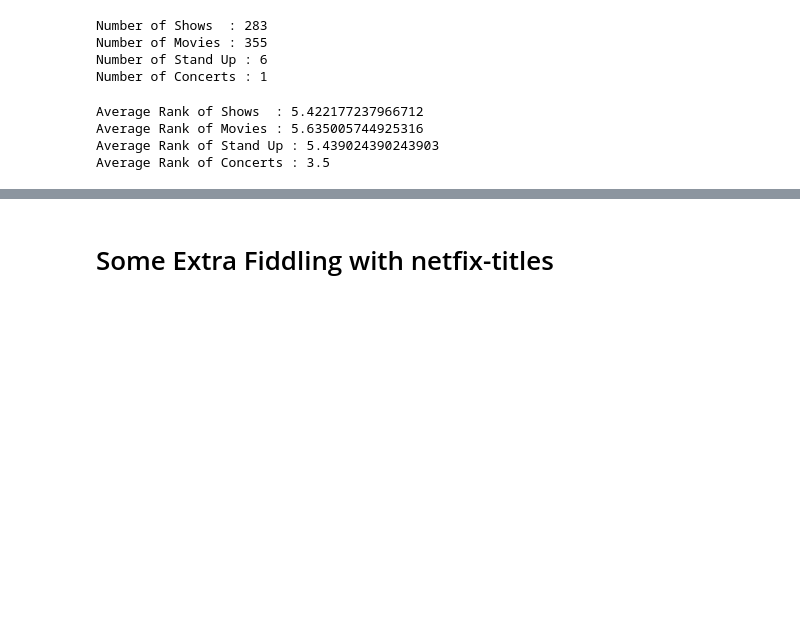
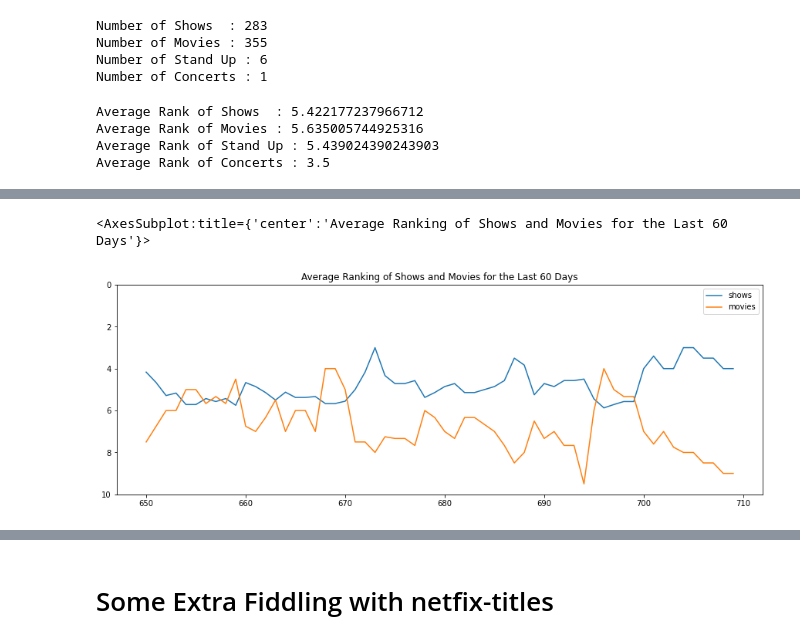
Before and after one commit to Costilrt/The-First-Project, a Jupyter notebook: netflix-project-matthew.ipynb, the cells around one changed output, grey strips where cells are left out. Drawn from its saved outputs; the diff is of its cells as text; code cells hidden in the pictures; blank space fills up the shorter version.

```diff
--- a/netflix-project-matthew.ipynb
+++ b/netflix-project-matthew.ipynb
@@ -473,0 +510,5 @@ Average Rank of Concerts : 3.5
+# %%
+daily_top_10_mean_ranking_df[["shows","movies"]][-60:].plot(ylim=(10, 0),title="Average Ranking of Shows and Movies for the Last 60 Days",figsize=(15,5))
+# %% [output]
+<AxesSubplot:title={'center':'Average Ranking of Shows and Movies for the Last 60 Days'}>
+[figure, added]
```
Also changed, not shown: parts of 13 cells of this notebook.
